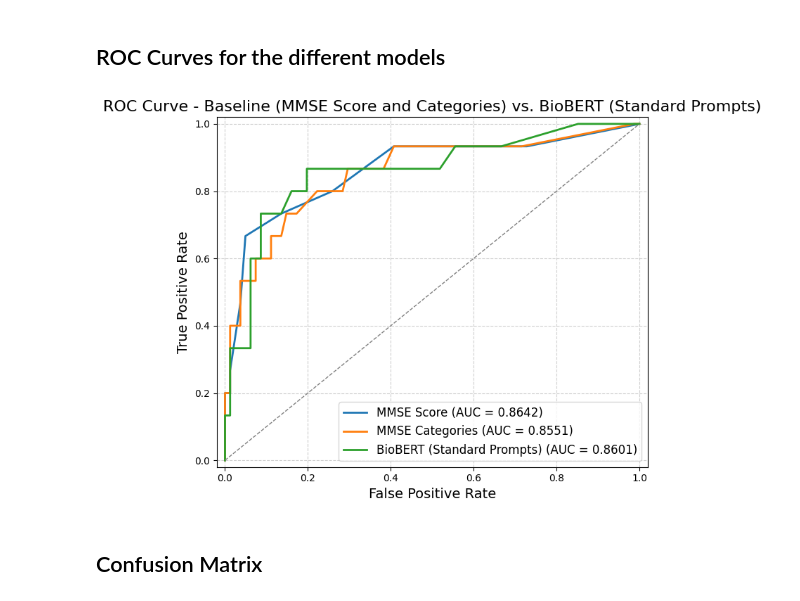
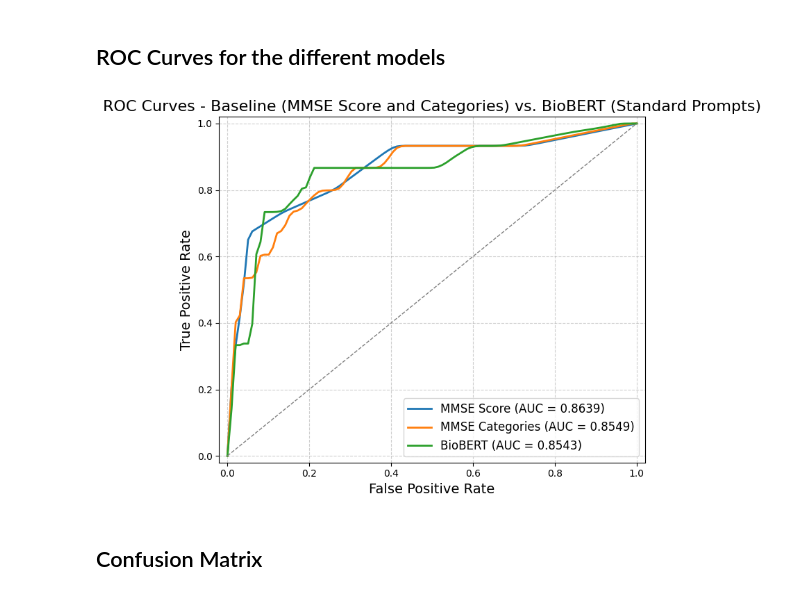
Before and after one commit to LisanKuruppu/bacheloroppgave, a Jupyter notebook: Logisitc_Analysis.ipynb, the cells around one changed output. Cells and saved outputs as stored; diff of their text form; code cells hidden in the pictures.

```diff
--- a/Logisitc_Analysis.ipynb
+++ b/Logisitc_Analysis.ipynb
@@ -184,7 +184,10 @@ def run_logistic_regression_pipeline(train_df, test_df, embedding_cols, categori
     for metric, (mean, ci) in combined_result["Bootstrapped Metrics"].items():
         print(f"{metric}: Mean = {mean:.4f}, 95% CI = [{ci[0]:.4f}, {ci[1]:.4f}]")
 
-    plot_roc_curve(combined_result["True Labels"], combined_result["Predicted Probabilities"], title=f"ROC Curve - {model_name} Combined")
+    plot_bootstrapped_roc_curve(
+        combined_result["Bootstrapped ROC Curve"],
+        title=f"ROC Curves - {model_name}",
+    )
 
     return combined_result
 
@@ -832,41 +844,37 @@ Language                    0.675502      0.442353  1.031534e+00  6.933577e-02
 ## ROC Curves for the different models
 # %%
 # Function to plot ROC Curves for specified models (Styled)
-def plot_roc_curves(model_results, title='ROC Curve'):
+def plot_multiple_bootstrapped_roc_curves(roc_dict, title="Bootstrapped ROC Curves"):
+    """
+    roc_dict: dict of {label: bootstrapped_roc_curve_dict}
+    """
     plt.figure(figsize=(7, 6))
-
-    for model_name, (y_true, y_scores) in model_results.items():
-        fpr, tpr, _ = roc_curve(y_true, y_scores)
-        roc_auc = auc(fpr, tpr)
-        plt.plot(fpr, tpr, lw=2, label=f'{model_name} (AUC = {roc_auc:.4f})')
-
-    # Random Chance line
+    for label, roc_data in roc_dict.items():
+        mean_fpr = roc_data["Mean FPR"]
+        mean_tpr = roc_data["Mean TPR"]
+        mean_auc = roc_data["Mean AUC"]
+        plt.plot(mean_fpr, mean_tpr, lw=2, label=f"{label} (AUC = {mean_auc:.4f})")
     plt.plot([0, 1], [0, 1], color='gray', linestyle='--', lw=1)
-
-    # Plot settings
     plt.xlim([-0.02, 1.02])
     plt.ylim([-0.02, 1.02])
     plt.xlabel('False Positive Rate', fontsize=14)
     plt.ylabel('True Positive Rate', fontsize=14)
-    plt.title(f"{title}", fontsize=16)
+    plt.title(title, fontsize=16)
     plt.legend(loc='lower right', fontsize=12)
     plt.grid(True, linestyle='--', alpha=0.6)
     plt.tight_layout()
     plt.show()
 
-# Function to plot all ROC curves for the BERT models
-def plot_combined_roc():
-    model_results = {
-        'MMSE Score': (mmsescore_results["True Labels"], mmsescore_results["Predicted Probabilities"]),
-        'MMSE Categories': (combined_category_results["True Labels"], combined_category_results["Predicted Probabilities"]),
-        'BioBERT (Standard Prompts)': (biobert_combined_result["True Labels"], biobert_combined_result["Predicted Probabilities"]),
-    }
-    plot_roc_curves(model_results, title='ROC Curve - Baseline (MMSE Score and Categories) vs. BioBERT (Standard Prompts)')
-
-# Plot both Baslines and ClinicalBERT (Contextual Prompts) ROC Curves
-plot_combined_roc()
+plot_multiple_bootstrapped_roc_curves(
+    {
+        "MMSE Score": mmsescore_results["Bootstrapped ROC Curve"],
+        "MMSE Categories": combined_category_results["Bootstrapped ROC Curve"],
+        "BioBERT": biobert_combined_result["Bootstrapped ROC Curve"],
+    },
+    title="ROC Curves - Baseline (MMSE Score and Categories) vs. BioBERT (Standard Prompts)"
+)
 # %% [output]
-[figure, old version]
+[figure, new version]
 # %% [markdown]
 ## Confusion Matrix
 # %%
```
Also changed, not shown: parts of 14 cells of this notebook, 4 other files.
